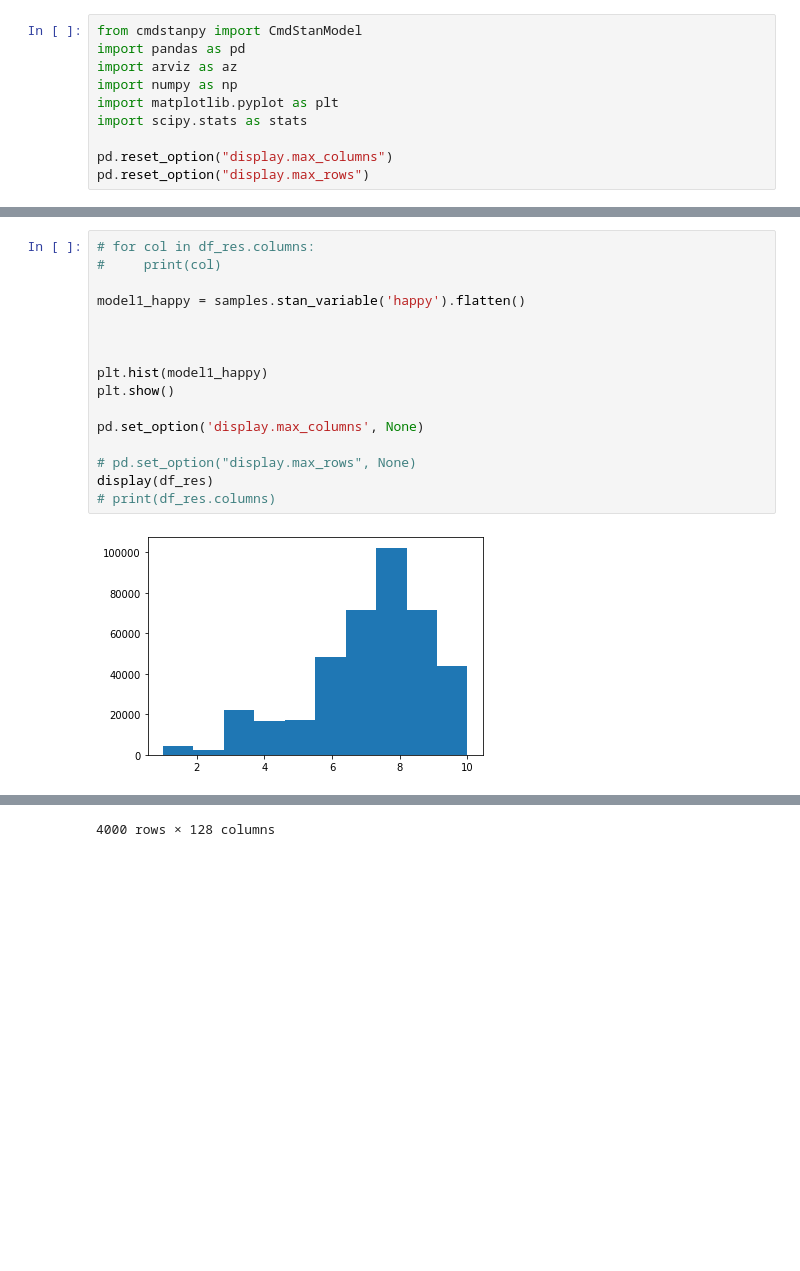
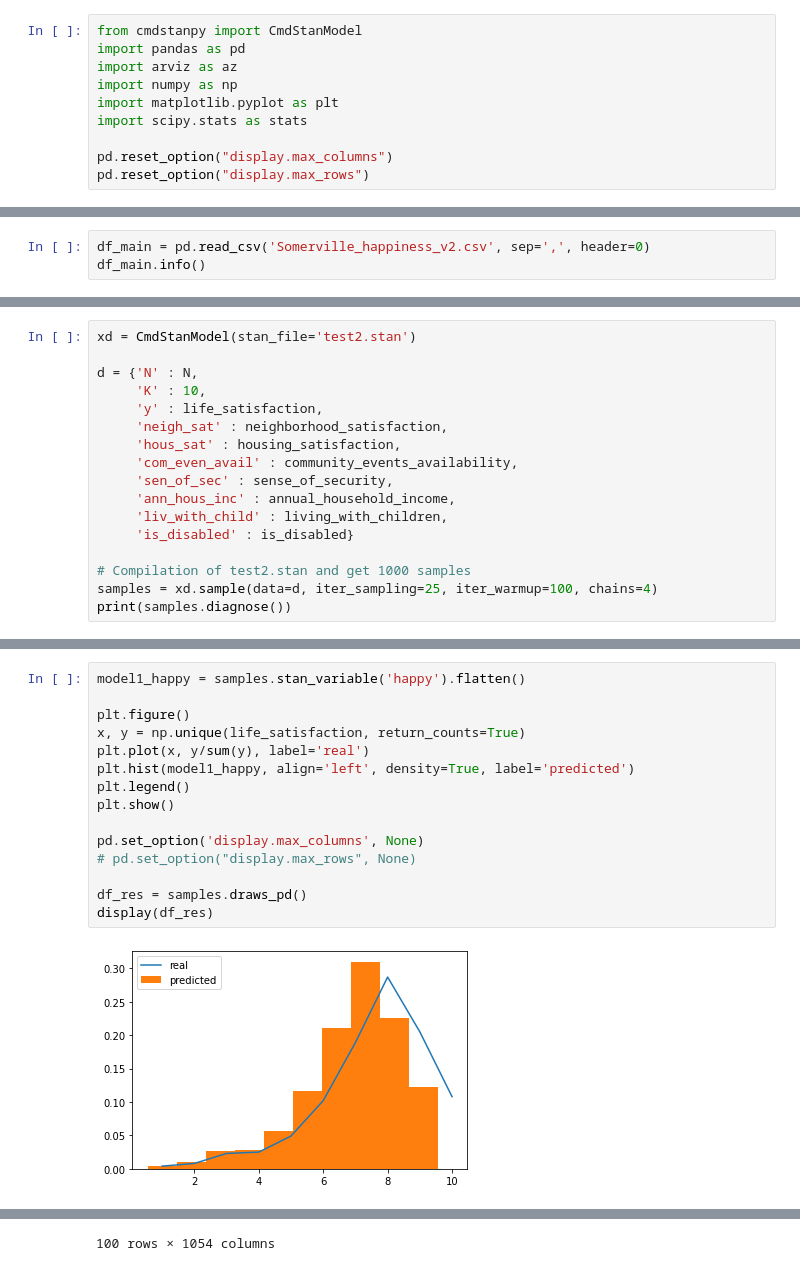
Before and after one commit to SwieciloM/Data-Analytics-Laboratory, a Jupyter notebook: Final project/main.ipynb, the cells around one changed output, grey strips where cells are left out. Saved outputs shown, nothing was run; the diff lists cells and outputs as text; blank space fills up the shorter version.

Commit message:
Added some predictors to test2.stan and master notebook clean up

```diff
--- a/Final project/main.ipynb
+++ b/Final project/main.ipynb
@@ -33,0 +15,3 @@ df7.head()
+# %%
+df_main = pd.read_csv('Somerville_happiness_v2.csv', sep=',', header=0)
+df_main.info()
@@ -204,0 +96,17 @@ Processing complete.
+# %%
+xd = CmdStanModel(stan_file='test2.stan')
+
+d = {'N' : N,
+     'K' : 10,
+     'y' : life_satisfaction,
+     'neigh_sat' : neighborhood_satisfaction,
+     'hous_sat' : housing_satisfaction,
+     'com_even_avail' : community_events_availability,
+     'sen_of_sec' : sense_of_security,
+     'ann_hous_inc' : annual_household_income,
+     'liv_with_child' : living_with_children,
+     'is_disabled' : is_disabled}
+
+# Compilation of test2.stan and get 1000 samples
+samples = xd.sample(data=d, iter_sampling=25, iter_warmup=100, chains=4)
+print(samples.diagnose())
@@ -205,19 +151,18 @@ Processing complete.
 # %%
-# for col in df_res.columns:
-#     print(col)
-
 model1_happy = samples.stan_variable('happy').flatten()
 
-
-
-plt.hist(model1_happy)
+plt.figure()
+x, y = np.unique(life_satisfaction, return_counts=True)
+plt.plot(x, y/sum(y), label='real')
+plt.hist(model1_happy, align='left', density=True, label='predicted')
+plt.legend()
 plt.show()
 
 pd.set_option('display.max_columns', None)
+# pd.set_option("display.max_rows", None)
 
-# pd.set_option("display.max_rows", None)
+df_res = samples.draws_pd()
 display(df_res)
-# print(df_res.columns)
 # %% [output]
-[figure, old version]
+[figure, new version]
 |  | lp__ | accept_stat__ | stepsize__ | treedepth__ | n_leapfrog__ | divergent__ | energy__ | c[1] | ... |
@@ -235 +180 @@ display(df_res)
-4000 rows × 128 columns
+100 rows × 1054 columns
```
Also changed, not shown: parts of 12 cells of this notebook, 4 other files.
